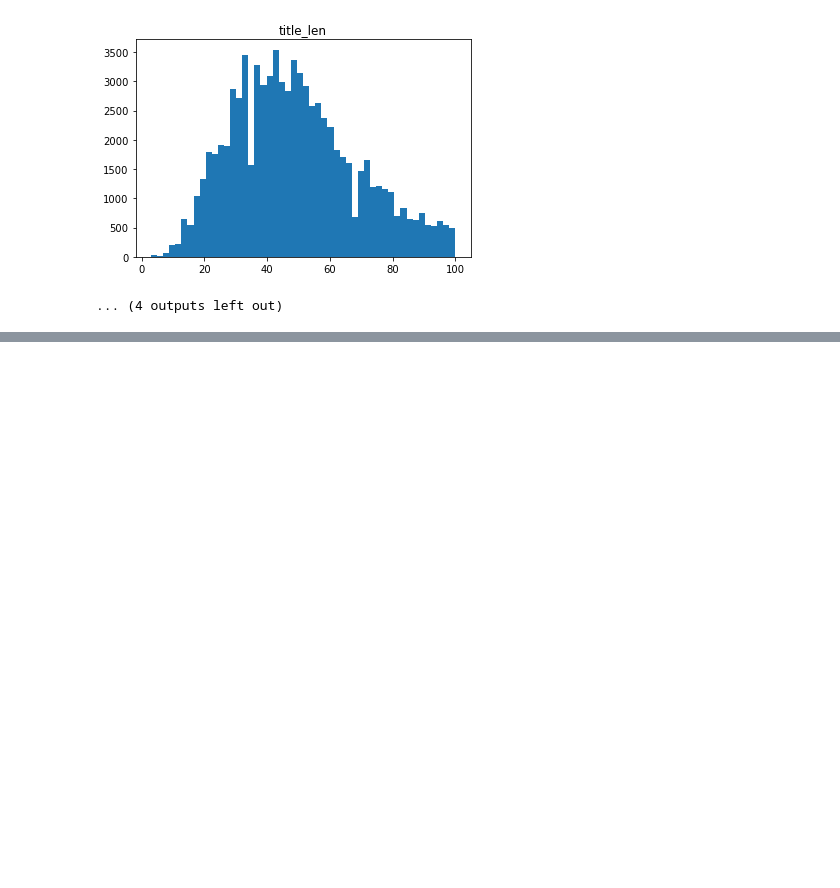
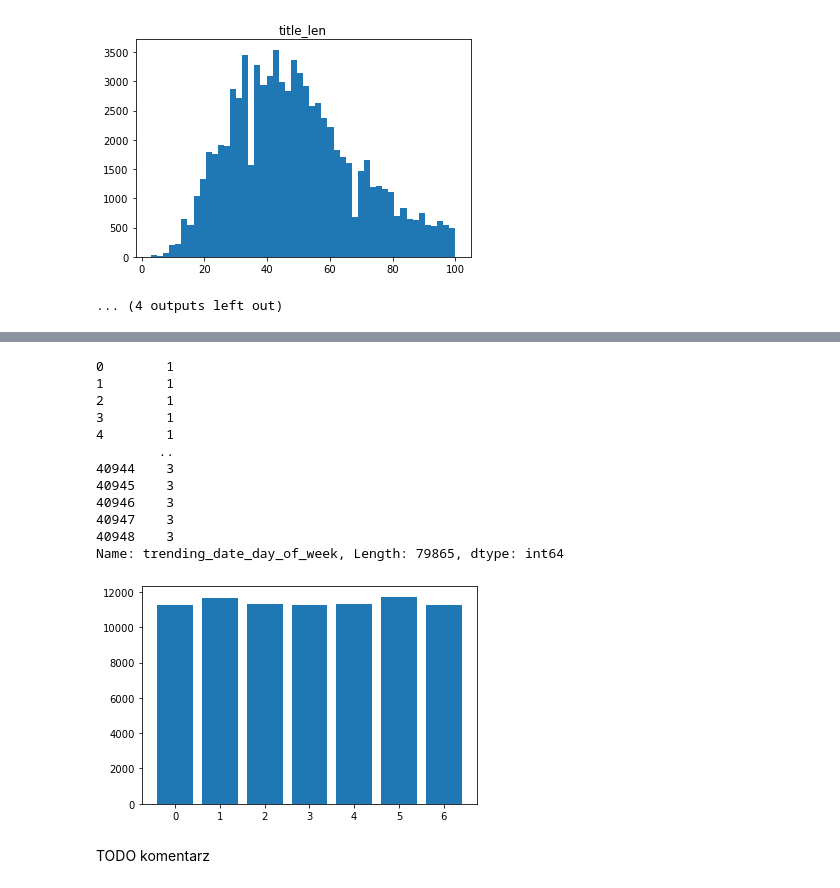
Before and after one commit to DominikKossinski/PED, a Jupyter notebook: ped.ipynb, the cells around one changed output, grey strips where cells are left out. Saved outputs shown, nothing was run; the diff lists cells and outputs as text; code cells hidden in the pictures; blank space fills up the shorter version.

```diff
--- a/ped.ipynb
+++ b/ped.ipynb
@@ -753,0 +784,7 @@ w trending znacznie spada.
+# %%
+videos["trending_date_day_of_week"] = pd.to_datetime(videos["trending_date"], format="%y.%d.%m").dt.dayofweek
+
+trending_date_day_of_week_counts = videos["trending_date_day_of_week"].value_counts()
+trending_date_day_of_week_counts = trending_date_day_of_week_counts.rename_axis("trending_date_day_of_week").reset_index(name="count")
+
+trending_date_day_of_week_counts.describe()
@@ -753,0 +801,22 @@ w trending znacznie spada.
+# %%
+print(videos["trending_date_day_of_week"])
+
+
+plt.bar(trending_date_day_of_week_counts["trending_date_day_of_week"], trending_date_day_of_week_counts["count"])
+plt.show()
+# %% [output]
+0        1
+1        1
+2        1
+3        1
+4        1
+        ..
+40944    3
+40945    3
+40946    3
+40947    3
+40948    3
+Name: trending_date_day_of_week, Length: 79865, dtype: int64
+[figure, added]
+# %% [markdown]
+TODO komentarz
```
Also changed, not shown: parts of 20 cells of this notebook.
